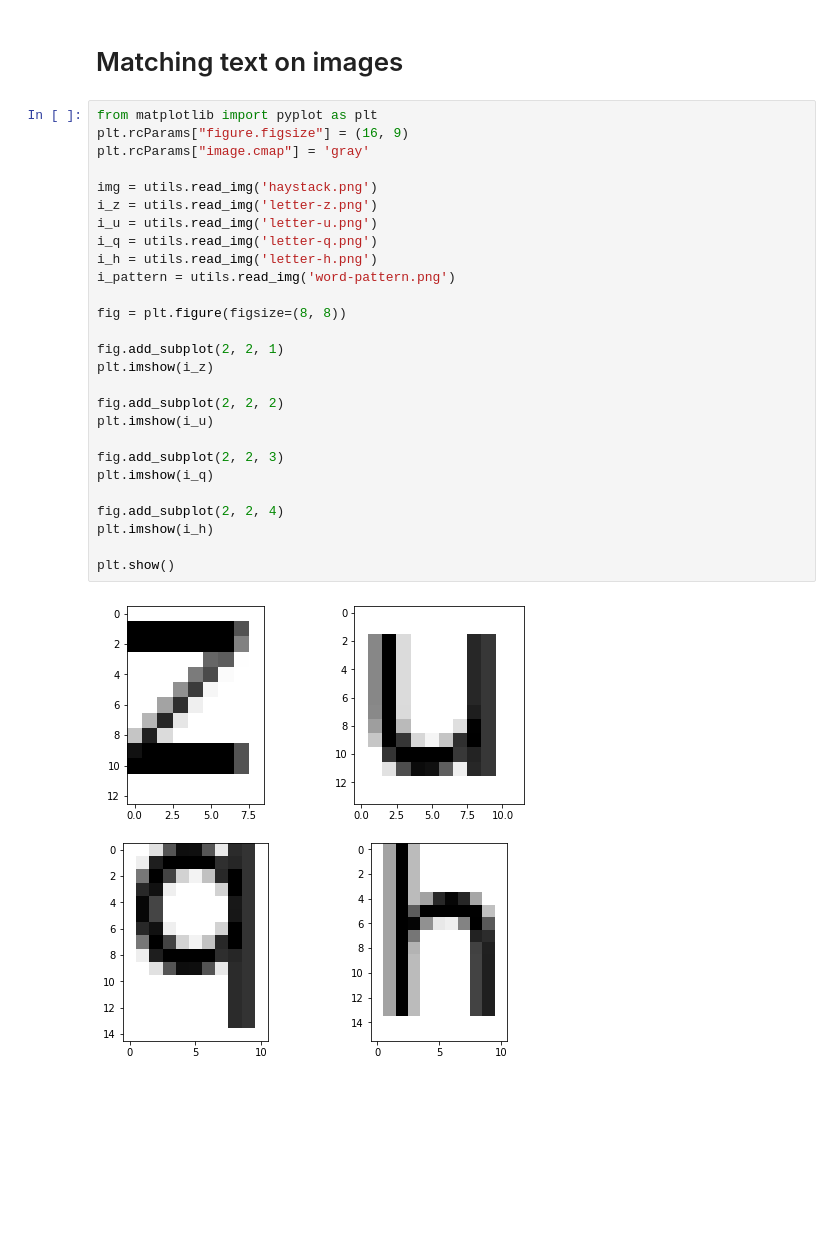
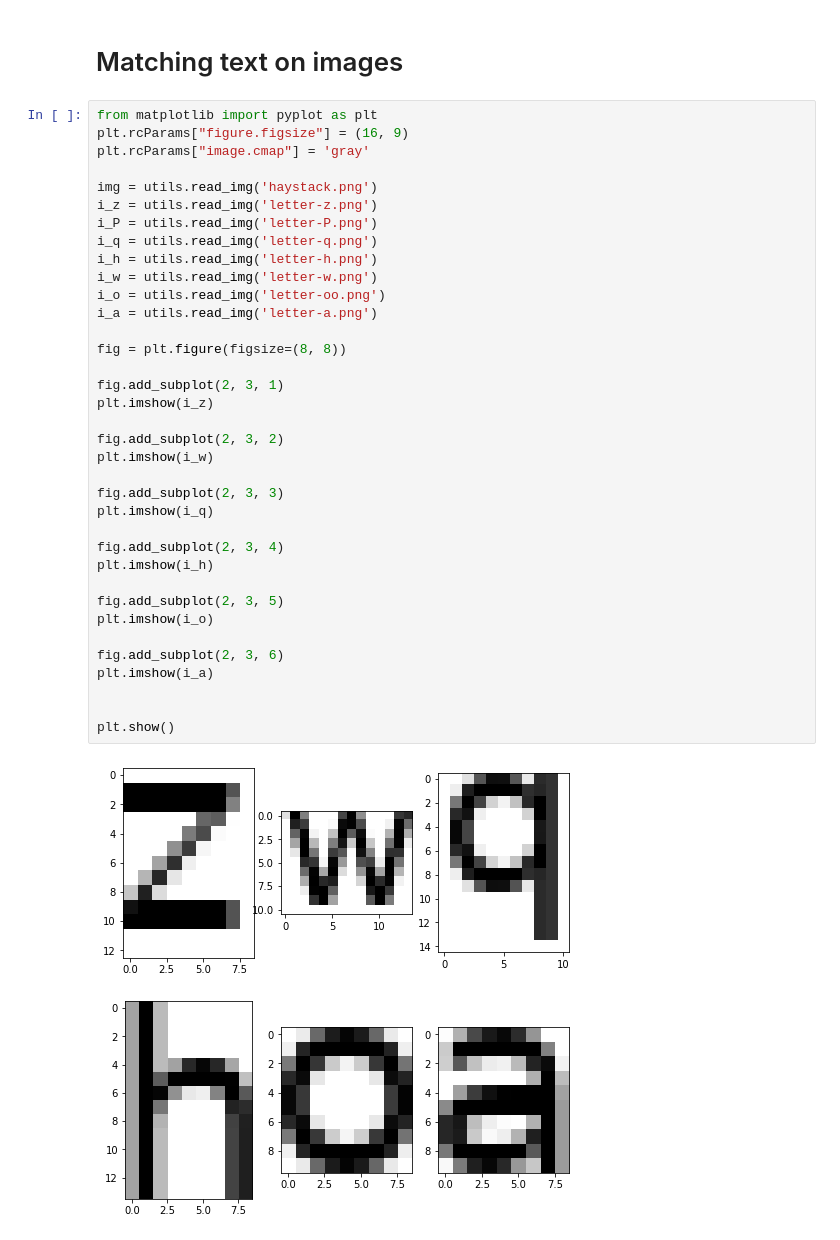
Before and after one commit to Petroniuss/Text-Algorithms, a Jupyter notebook: lab5/report.ipynb, the cells around one changed output. Drawn from its saved outputs; the diff is of its cells as text; blank space fills up the shorter version.

```diff
--- a/lab5/report.ipynb
+++ b/lab5/report.ipynb
@@ -268,29 +266,38 @@ Found 5 matches for ['p a t t e r n'] at:
 # %%
 from matplotlib import pyplot as plt
 plt.rcParams["figure.figsize"] = (16, 9)
 plt.rcParams["image.cmap"] = 'gray'
 
 img = utils.read_img('haystack.png')
 i_z = utils.read_img('letter-z.png')
-i_u = utils.read_img('letter-u.png')
+i_P = utils.read_img('letter-P.png')
 i_q = utils.read_img('letter-q.png')
 i_h = utils.read_img('letter-h.png')
-i_pattern = utils.read_img('word-pattern.png')
+i_w = utils.read_img('letter-w.png')
+i_o = utils.read_img('letter-oo.png')
+i_a = utils.read_img('letter-a.png')
 
 fig = plt.figure(figsize=(8, 8))
 
-fig.add_subplot(2, 2, 1)
+fig.add_subplot(2, 3, 1)
 plt.imshow(i_z)
 
-fig.add_subplot(2, 2, 2)
-plt.imshow(i_u)
+fig.add_subplot(2, 3, 2)
+plt.imshow(i_w)
 
-fig.add_subplot(2, 2, 3)
+fig.add_subplot(2, 3, 3)
 plt.imshow(i_q)
 
-fig.add_subplot(2, 2, 4)
+fig.add_subplot(2, 3, 4)
 plt.imshow(i_h)
 
+fig.add_subplot(2, 3, 5)
+plt.imshow(i_o)
+
+fig.add_subplot(2, 3, 6)
+plt.imshow(i_a)
+
+
 plt.show()
 # %% [output]
-[figure, old version]
+[figure, new version]
```
Also changed, not shown: parts of 14 cells of this notebook, 5 other files.
